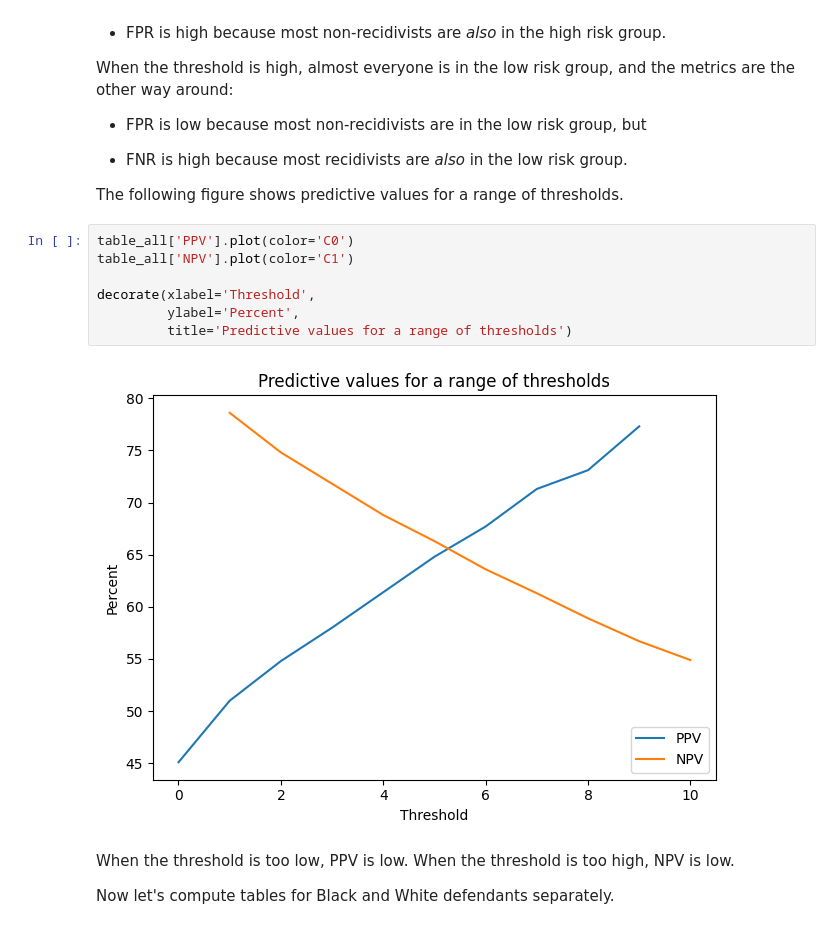
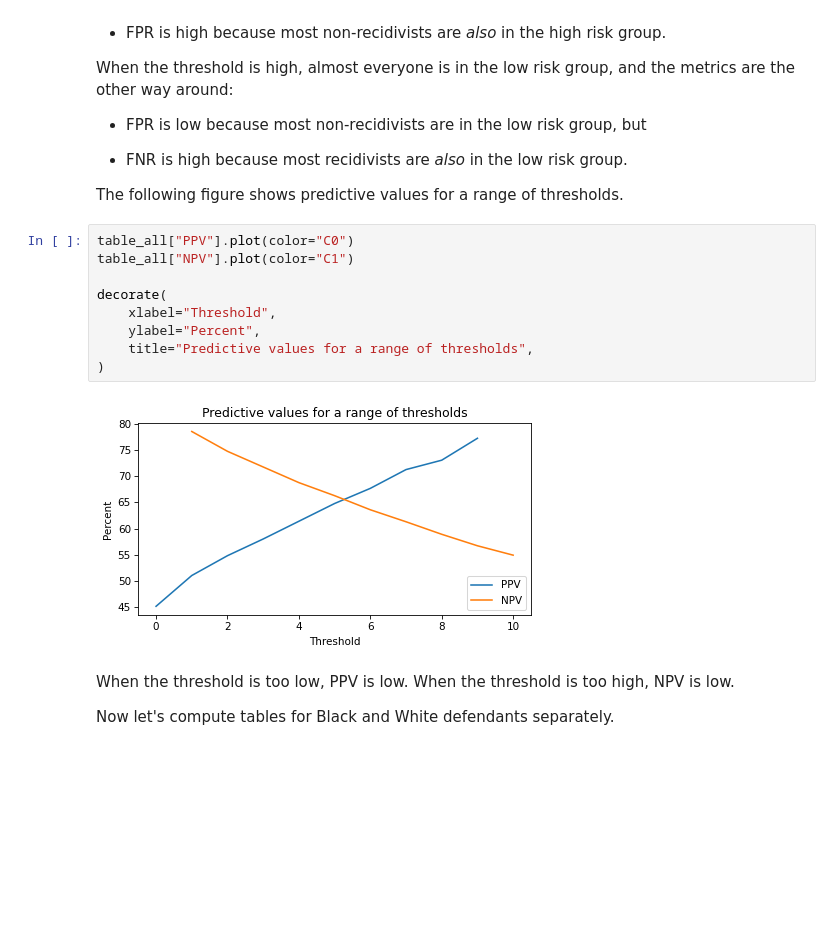
Before and after one commit to AllenDowney/RecidivismCaseStudy, a Jupyter notebook: 02_calibration.ipynb, the cells around one changed output. Drawn from its saved outputs; the diff is of its cells as text; blank space fills up the shorter version.

```diff
--- a/02_calibration.ipynb
+++ b/02_calibration.ipynb
@@ -258,14 +252,16 @@ When the threshold is high, almost everyone is in the low risk group, and the me
 
 The following figure shows predictive values for a range of thresholds.
 # %%
-table_all['PPV'].plot(color='C0')
-table_all['NPV'].plot(color='C1')
+table_all["PPV"].plot(color="C0")
+table_all["NPV"].plot(color="C1")
 
-decorate(xlabel='Threshold',
-         ylabel='Percent',
-         title='Predictive values for a range of thresholds')
+decorate(
+    xlabel="Threshold",
+    ylabel="Percent",
+    title="Predictive values for a range of thresholds",
+)
 # %% [output]
-[figure, old version]
+[figure, new version]
 # %% [markdown]
 When the threshold is too low, PPV is low.  When the threshold is too high, NPV is low.
 
```
Also changed, not shown: parts of 30 cells of this notebook, 7 other files.
